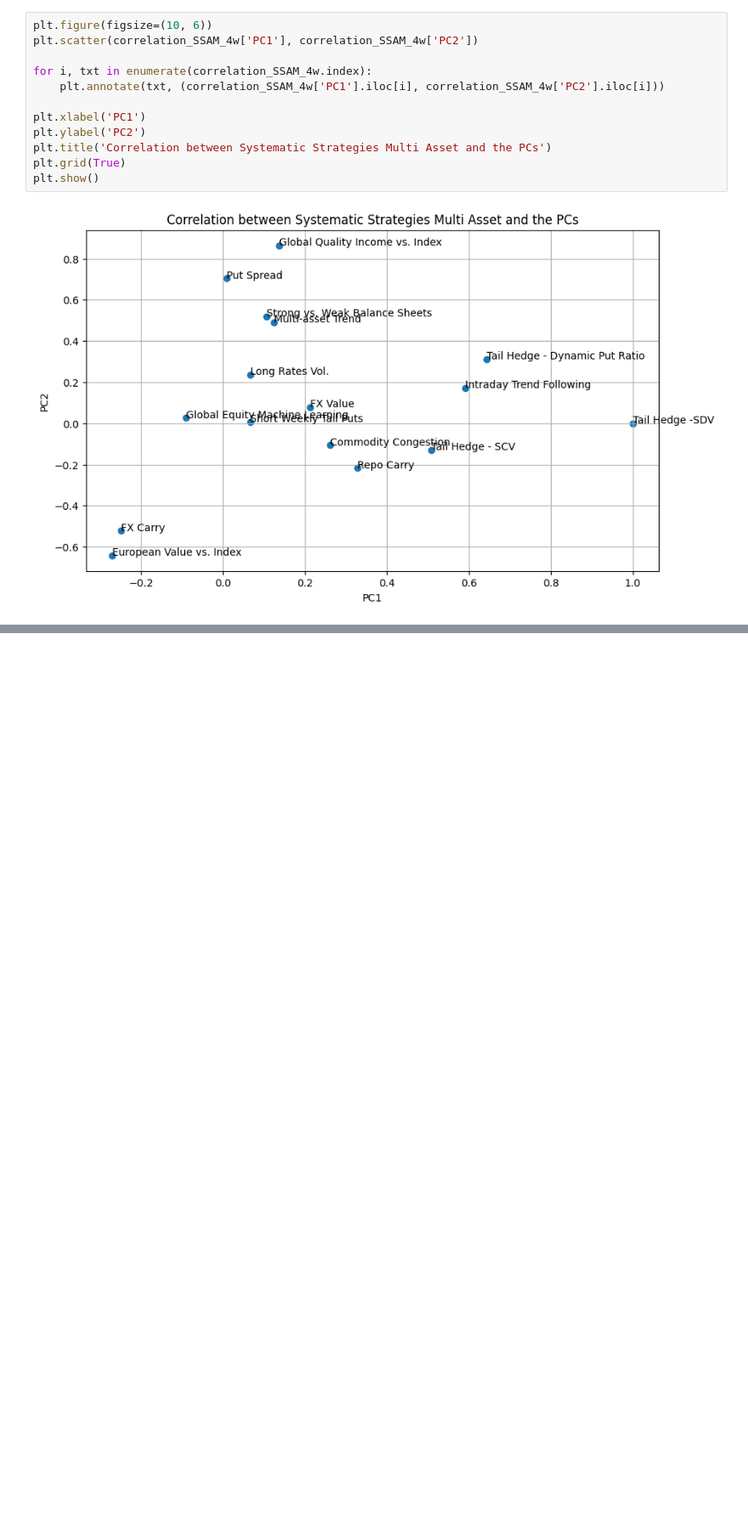
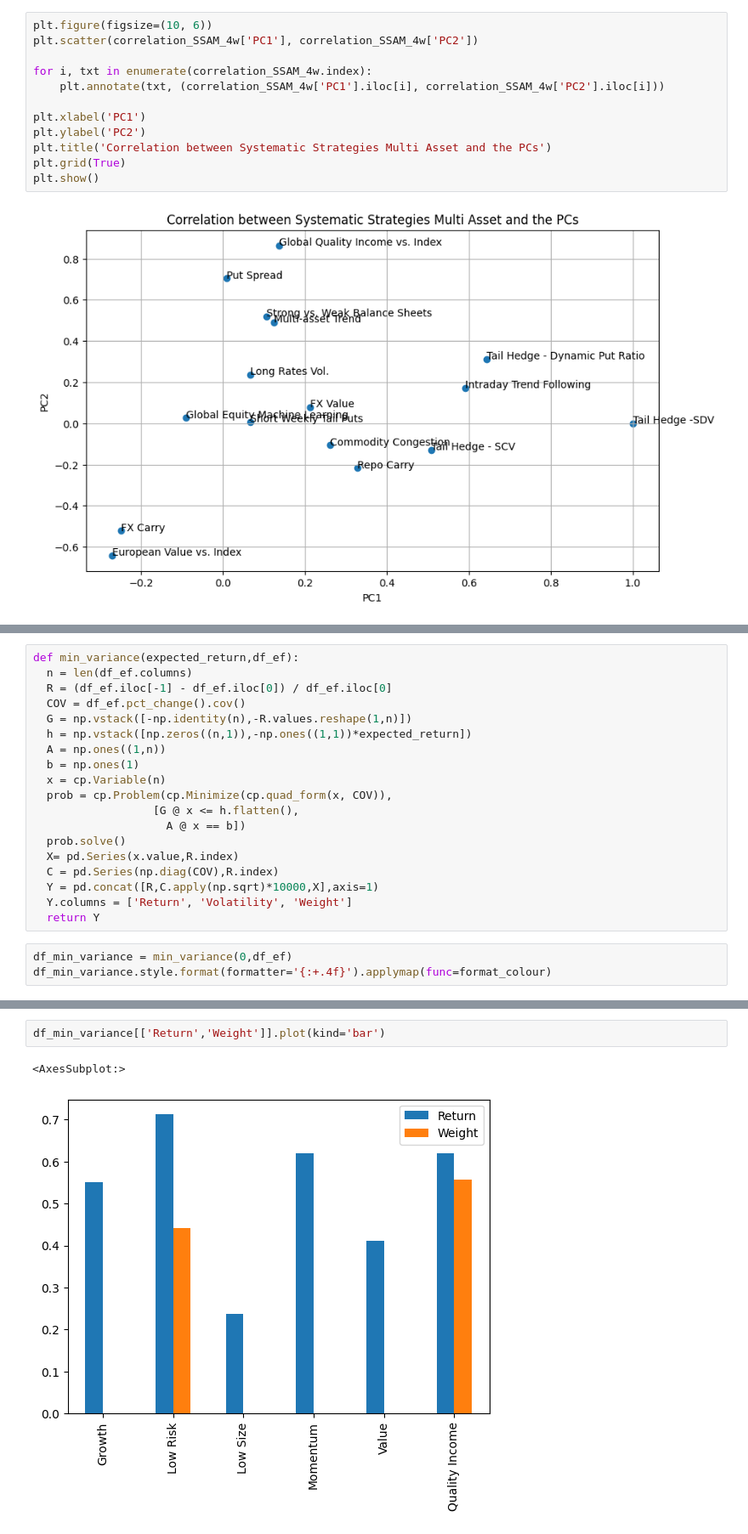
Before and after one commit to theomdvn/AlgoTrading, a Jupyter notebook: PCA.ipynb, the cells around one changed output, grey strips where cells are left out. Shown: that part at 85% size. Drawn from its saved outputs; the diff is of its cells as text; blank space fills up the shorter version.

```diff
--- a/PCA.ipynb
+++ b/PCA.ipynb
@@ -305,0 +340,22 @@ plt.show()
+# %%
+def min_variance(expected_return,df_ef):
+  n = len(df_ef.columns)
+  R = (df_ef.iloc[-1] - df_ef.iloc[0]) / df_ef.iloc[0]
+  COV = df_ef.pct_change().cov()
+  G = np.vstack([-np.identity(n),-R.values.reshape(1,n)])
+  h = np.vstack([np.zeros((n,1)),-np.ones((1,1))*expected_return])
+  A = np.ones((1,n))
+  b = np.ones(1)
+  x = cp.Variable(n)
+  prob = cp.Problem(cp.Minimize(cp.quad_form(x, COV)),
+                  [G @ x <= h.flatten(),
+                    A @ x == b])
+  prob.solve()
+  X= pd.Series(x.value,R.index)
+  C = pd.Series(np.diag(COV),R.index)
+  Y = pd.concat([R,C.apply(np.sqrt)*10000,X],axis=1)
+  Y.columns = ['Return', 'Volatility', 'Weight']
+  return Y
+# %%
+df_min_variance = min_variance(0,df_ef)
+df_min_variance.style.format(formatter='{:+.4f}').applymap(func=format_colour)
@@ -305,0 +370,5 @@ plt.show()
+# %%
+df_min_variance[['Return','Weight']].plot(kind='bar')
+# %% [output]
+<AxesSubplot:>
+[figure, added]
```
Also changed, not shown: parts of 18 cells of this notebook, 2 other files.
